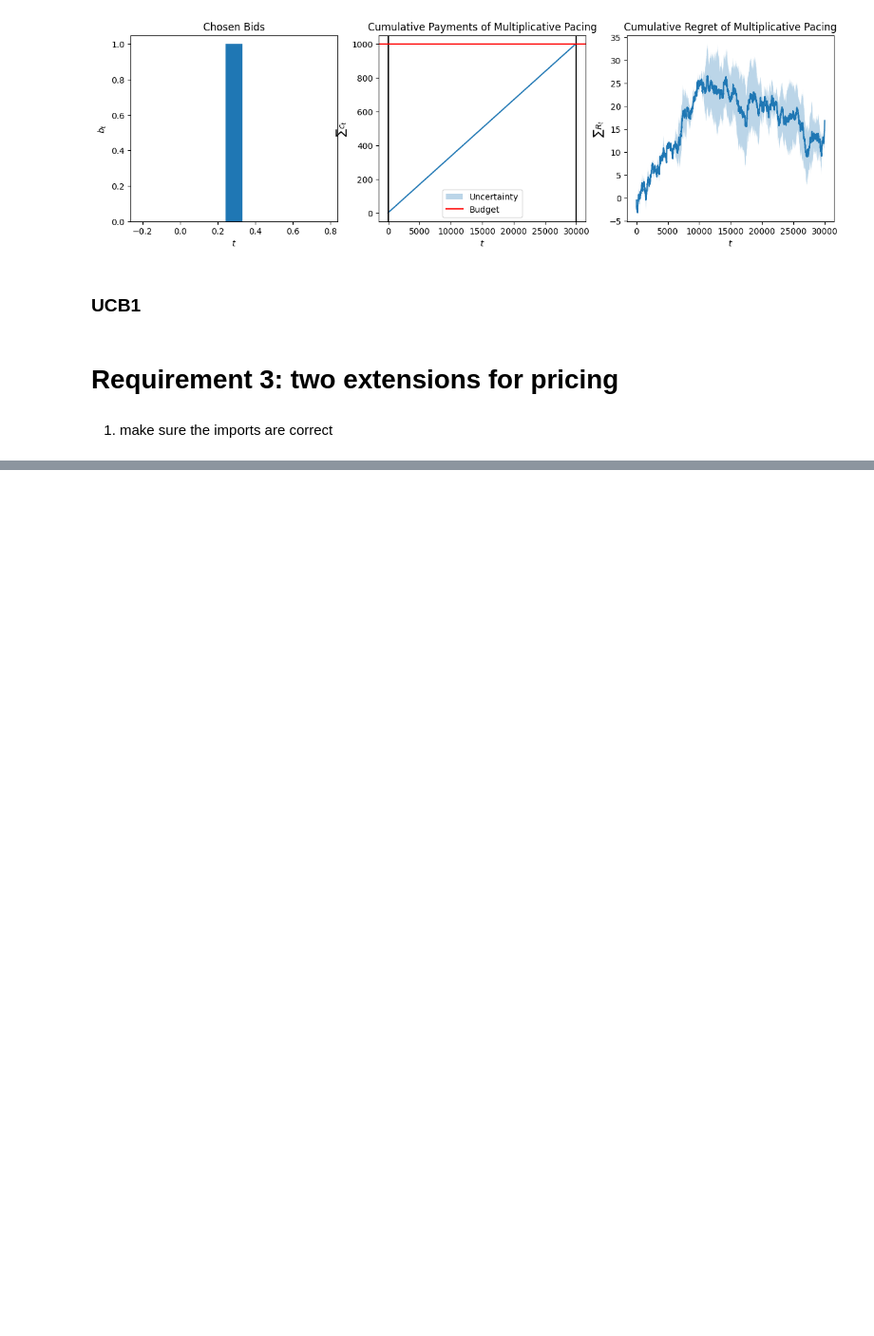
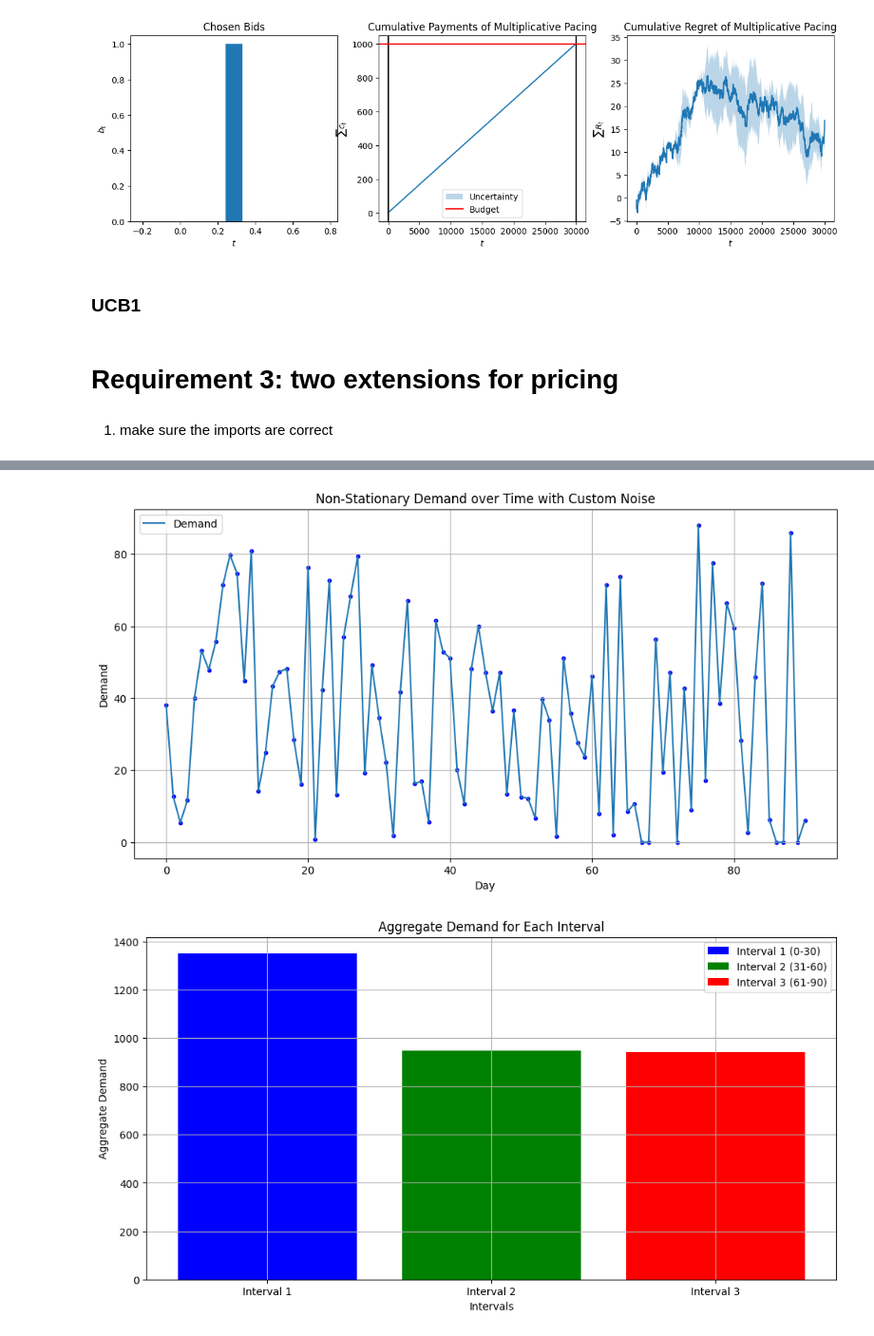
Before and after one commit to tommaso1giordano/OLAProject, a Jupyter notebook: project.ipynb, the cells around one changed output, grey strips where cells are left out. Shown at 95% size. Drawn from its saved outputs; the diff is of its cells as text; code cells hidden in the pictures; blank space fills up the shorter version.

```diff
--- a/project.ipynb
+++ b/project.ipynb
@@ -697,14 +702,40 @@ data.head()
 # %%
 ### 4. Visualize the Simulation
 # visualize the simulated demand over the days.
 
 # Plot the demand over time
 plt.figure(figsize=(12, 6))
 plt.plot(data['Day'], data['Demand'], label='Demand')
 plt.scatter(data['Day'], data['Demand'], c='blue', s=10)
 plt.xlabel('Day')
 plt.ylabel('Demand')
 plt.title('Non-Stationary Demand over Time with Custom Noise')
 plt.legend()
 plt.grid(True)
 plt.show()
+
+# Aggregate the demand for each interval and plot the results
+plt.figure(figsize=(12, 6))
+
+# Define colors for each interval
+colors = ['blue', 'green', 'red']
+
+# Calculate the aggregate demand for each interval
+for i, (start, end) in enumerate(intervals):
+    interval_data = data[(data['Day'] >= start) & (data['Day'] <= end)]
+    aggregated_demand = interval_data['Demand'].sum()
+
+    # Plot the aggregated demand as a bar
+    plt.bar(i, aggregated_demand, color=colors[i], label=f'Interval {i+1} ({start}-{end})')
+
+# Add labels and title
+plt.xlabel('Intervals')
+plt.ylabel('Aggregate Demand')
+plt.title('Aggregate Demand for Each Interval')
+plt.xticks(range(len(intervals)), [f'Interval {i+1}' for i in range(len(intervals))])
+plt.legend()
+plt.grid(True)
+plt.show()
+# %% [output]
+[figure, added]
+[figure, added]
```
Also changed, not shown: parts of 5 cells of this notebook, 1 other file.
